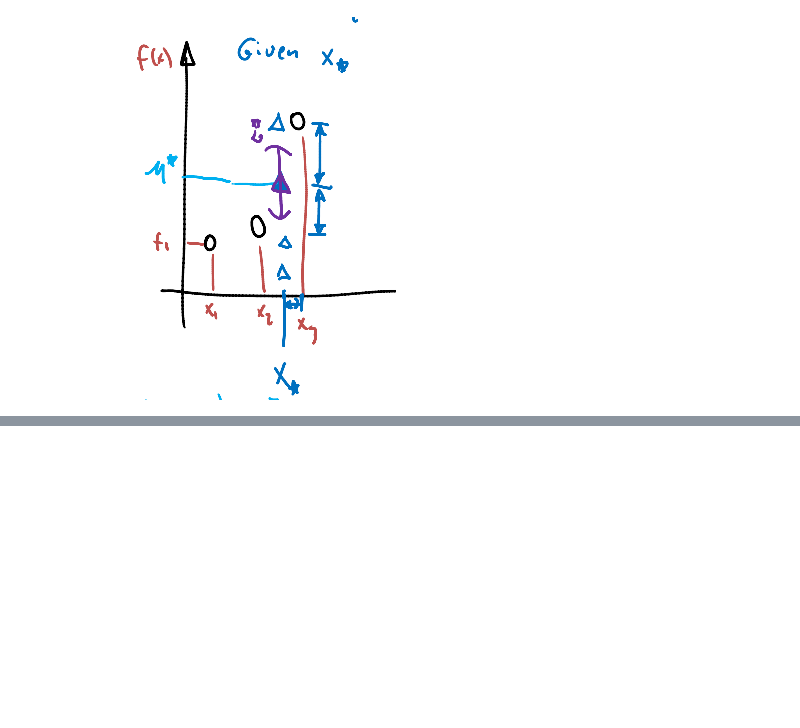
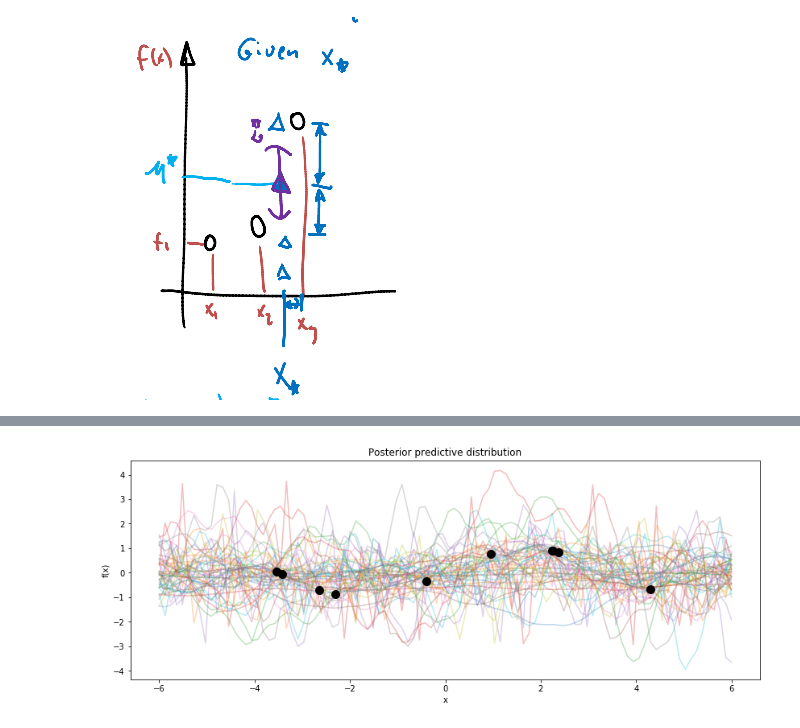
Before and after one commit to rmania/datascience, a Jupyter notebook: ubc_ml/Bayesian_learning2_Gaussian_processes.ipynb, the cells around one changed output, grey strips where cells are left out. Drawn from its saved outputs; the diff is of its cells as text; code cells hidden in the pictures; blank space fills up the shorter version.

```diff
--- a/ubc_ml/Bayesian_learning2_Gaussian_processes.ipynb
+++ b/ubc_ml/Bayesian_learning2_Gaussian_processes.ipynb
@@ -299,0 +455,7 @@ $F_{*} = K^{T}K^{-1}\mathcal{f}$
+# %%
+with gp_fit:
+    M = pm.gp.mean.Zero()
+    σ = pm.HalfCauchy('σ', 2.5) # Half-Cauchy log-likelihood
+# %%
+with gp_fit:
+    y_obs = pm.gp.GP('y_obs', mean_func=M, cov_func=K, sigma=σ, observed={'X':X, 'Y':y})
@@ -299,0 +484,15 @@ $F_{*} = K^{T}K^{-1}\mathcal{f}$
+# %%
+Z = np.linspace(-6, 6, 100).reshape(-1, 1)
+with gp_fit:
+    gp_samples = pm.gp.sample_gp(trace[1000:], y_obs, Z, samples=50)
+# %%
+fig, ax = plt.subplots(figsize=(14,5))
+
+[ax.plot(Z, x, alpha=0.3) for x in gp_samples]
+# overlay the observed data
+ax.plot(X, y, 'o', color="k", ms=10);
+ax.set_xlabel("x");
+ax.set_ylabel("f(x)");
+ax.set_title("Posterior predictive distribution");
+# %% [output]
+[figure, added]
```
Also changed, not shown: parts of 14 cells of this notebook.
